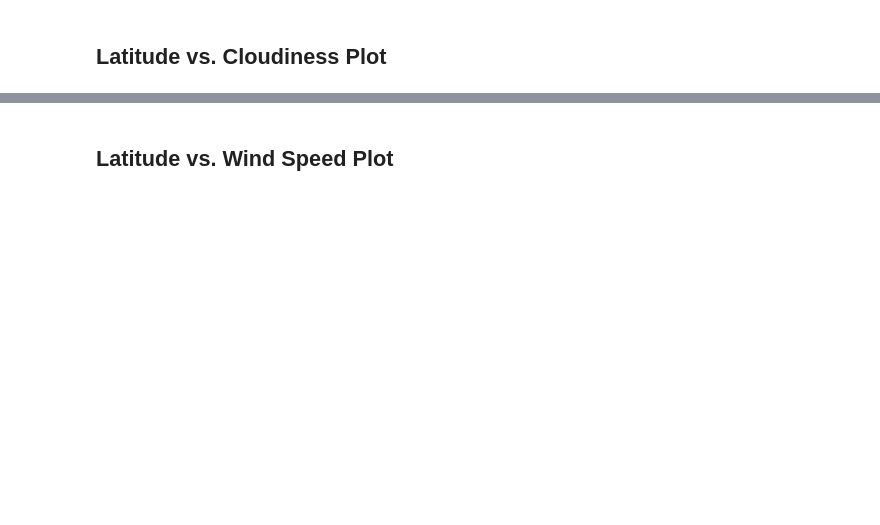
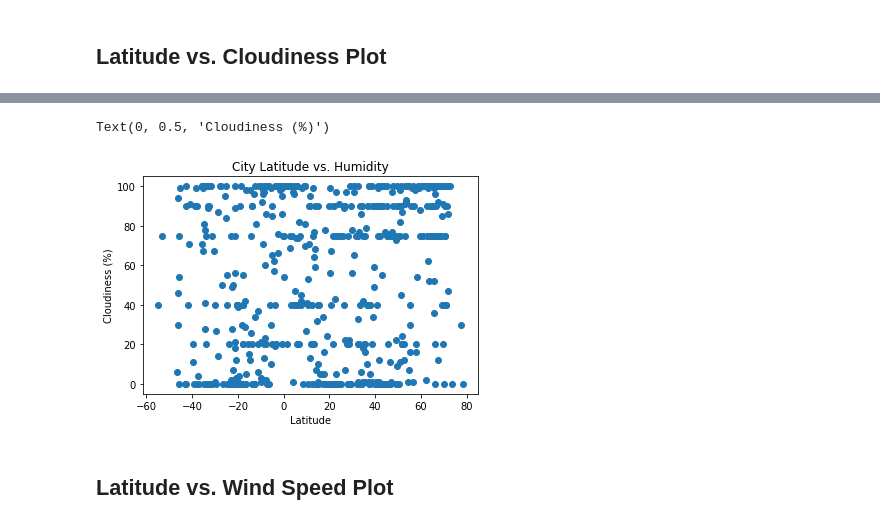
Before and after one commit to jessicaramosmolina/python-api-challenge, a Jupyter notebook: starter_code/WeatherPy.ipynb, the cells around one changed output, grey strips where cells are left out. Drawn from its saved outputs; the diff is of its cells as text; code cells hidden in the pictures; blank space fills up the shorter version.

```diff
--- a/starter_code/WeatherPy.ipynb
+++ b/starter_code/WeatherPy.ipynb
@@ -182,2 +300,16 @@ Int64Index([], dtype='int64')
+# %%
+x_axis = weather_df['Lat']
+y_axis = weather_df['Cloudiness']
+
+# making a scatter plot
+plt.scatter(x_axis, y_axis, marker='o')
+
+# giving the name to the x and y label
+plt.title('City Latitude vs. Humidity')
+plt.xlabel('Latitude')
+plt.ylabel('Cloudiness (%)')
+# %% [output]
+Text(0, 0.5, 'Cloudiness (%)')
+[figure, added]
 # %% [markdown]
 ## Latitude vs. Wind Speed Plot
```
Also changed, not shown: parts of 32 cells of this notebook, 1 other file.
